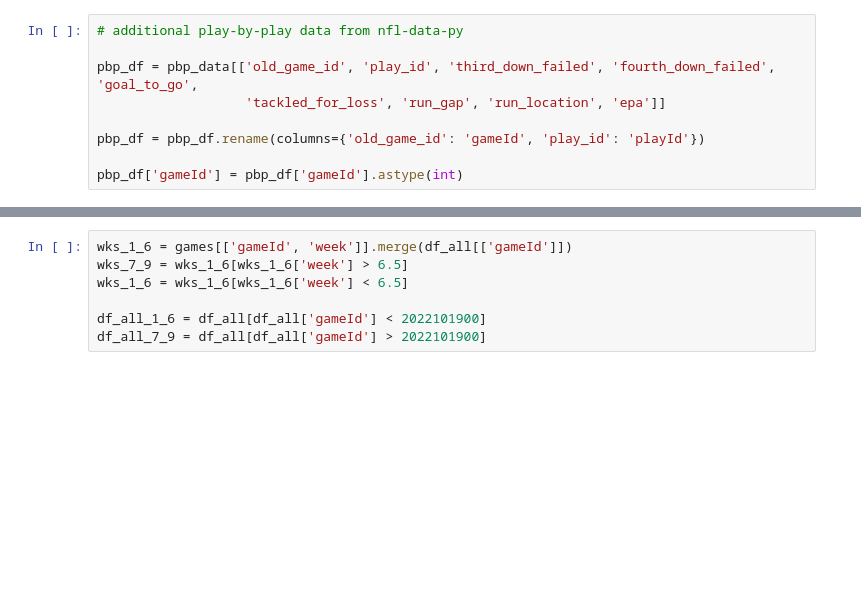
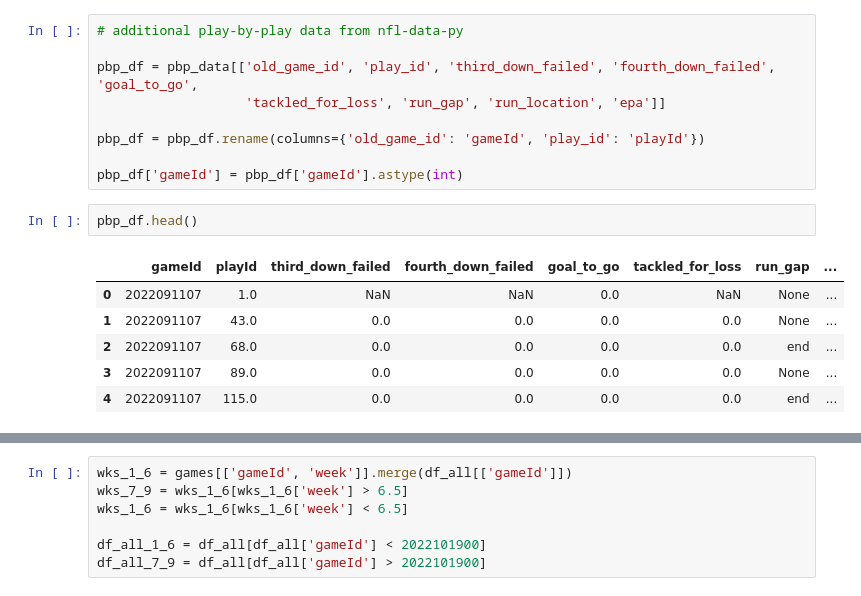
Before and after one commit to ricdurh/NFL_BigDataBowl_2024, a Jupyter notebook: Tackling_Data.ipynb, the cells around one changed output, grey strips where cells are left out. Cells and saved outputs as stored; diff of their text form; blank space fills up the shorter version.

```diff
--- a/Tackling_Data.ipynb
+++ b/Tackling_Data.ipynb
@@ -62,3 +74,12 @@ pbp_df = pbp_data[['old_game_id', 'play_id', 'third_down_failed', 'fourth_down_f
 pbp_df = pbp_df.rename(columns={'old_game_id': 'gameId', 'play_id': 'playId'})
 
 pbp_df['gameId'] = pbp_df['gameId'].astype(int)
+# %%
+pbp_df.head()
+# %% [output]
+|  | gameId | playId | third_down_failed | fourth_down_failed | goal_to_go | tackled_for_loss | run_gap | ... |
+| 0 | 2022091107 | 1.0 | NaN | NaN | 0.0 | NaN | None | ... |
+| 1 | 2022091107 | 43.0 | 0.0 | 0.0 | 0.0 | 0.0 | None | ... |
+| 2 | 2022091107 | 68.0 | 0.0 | 0.0 | 0.0 | 0.0 | end | ... |
+| 3 | 2022091107 | 89.0 | 0.0 | 0.0 | 0.0 | 0.0 | None | ... |
+| 4 | 2022091107 | 115.0 | 0.0 | 0.0 | 0.0 | 0.0 | end | ... |
```
Also changed, not shown: parts of 14 cells of this notebook.
